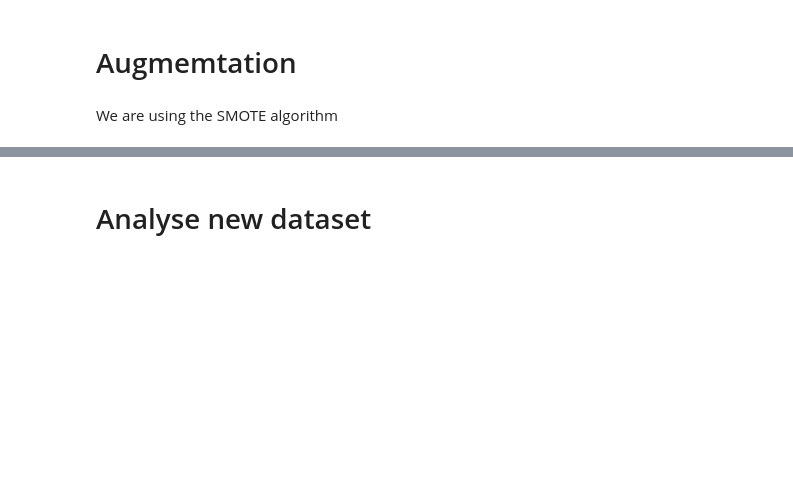
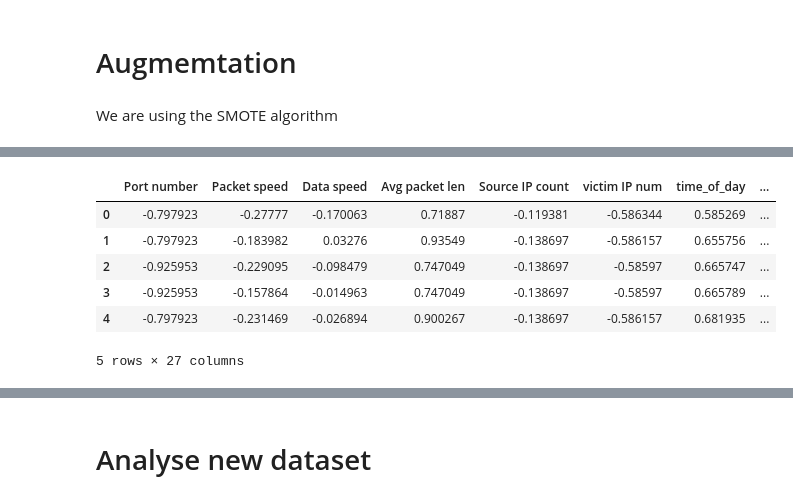
Before and after one commit to LordLokator/ADAML_24, a Jupyter notebook: notebooks/data_augmentation.ipynb, the cells around one changed output, grey strips where cells are left out. Saved outputs shown, nothing was run; the diff lists cells and outputs as text; code cells hidden in the pictures; blank space fills up the shorter version.

```diff
--- a/notebooks/data_augmentation.ipynb
+++ b/notebooks/data_augmentation.ipynb
@@ -98,0 +103,4 @@ Name: attack code list, Length: 586642, dtype: object
+# %%
+# ip address
+vector_df['victim IP num'] = vector_df['Victim IP'].apply(lambda x: int(x.split('_')[1]))
+vector_df['victim IP num']
@@ -99,9 +167,10 @@ Name: attack code list, Length: 586642, dtype: object
 # %%
 # drop columns
-cols_to_drop = ['Card', 'Victim IP', 'Attack ID', 'Detect count', 'Attack code', 'Significant flag', 'Time']
+cols_to_drop = ['Card', 'Attack ID', 'Detect count', 'Victim IP', 'Attack code', 'time string', 'time']
 
-full_vector_df = vector_df
-vector_df = vector_df.drop(cols_to_drop, axis=1)
+full_vector_df = vector_df.copy()
+vector_df = full_vector_df.drop(cols_to_drop, axis=1)
 
+print(len(vector_df.columns))
 vector_df.dtypes
 # %% [output]
@@ -384,0 +199,9 @@ final_synthetic_df.to_csv('../data/all_vectors.csv', index = False)
+# %%
+# Define numerical and target columns
+numerical_cols = ['Port number', 'Packet speed', 'Data speed', 'Avg packet len', 'Source IP count', 'victim IP num', 'time_of_day']
+target_col = 'Type'
+non_numeric_cols = []
+for col in vector_df.columns:
+    if col not in numerical_cols:
+        non_numeric_cols.append(col)
+non_numeric_cols
@@ -384,0 +229,9 @@ final_synthetic_df.to_csv('../data/all_vectors.csv', index = False)
+# %%
+# Define preprocessing steps for numerical columns
+numerical_transformer = Pipeline([
+    ('scaler', StandardScaler())
+])
+
+preprocessor = ColumnTransformer([
+    ('num', numerical_transformer, numerical_cols)
+], remainder='passthrough')
@@ -384,0 +258,15 @@ final_synthetic_df.to_csv('../data/all_vectors.csv', index = False)
+# %%
+# fit the scaler
+df_scaled = preprocessor.fit_transform(vector_df)
+
+# Convert the result back to a DataFrame
+df_scaled = pd.DataFrame(df_scaled, columns = numerical_cols + non_numeric_cols)
+df_scaled.head()
+# %% [output]
+|  | Port number | Packet speed | Data speed | Avg packet len | Source IP count | victim IP num | time_of_day | ... |
+| 0 | -0.797923 | -0.27777 | -0.170063 | 0.71887 | -0.119381 | -0.586344 | 0.585269 | ... |
+| 1 | -0.797923 | -0.183982 | 0.03276 | 0.93549 | -0.138697 | -0.586157 | 0.655756 | ... |
+| 2 | -0.925953 | -0.229095 | -0.098479 | 0.747049 | -0.138697 | -0.58597 | 0.665747 | ... |
+| 3 | -0.925953 | -0.157864 | -0.014963 | 0.747049 | -0.138697 | -0.58597 | 0.665789 | ... |
+| 4 | -0.797923 | -0.231469 | -0.026894 | 0.900267 | -0.138697 | -0.586157 | 0.681935 | ... |
+5 rows × 27 columns
```
Also changed, not shown: parts of 67 cells of this notebook, 14 other files.
